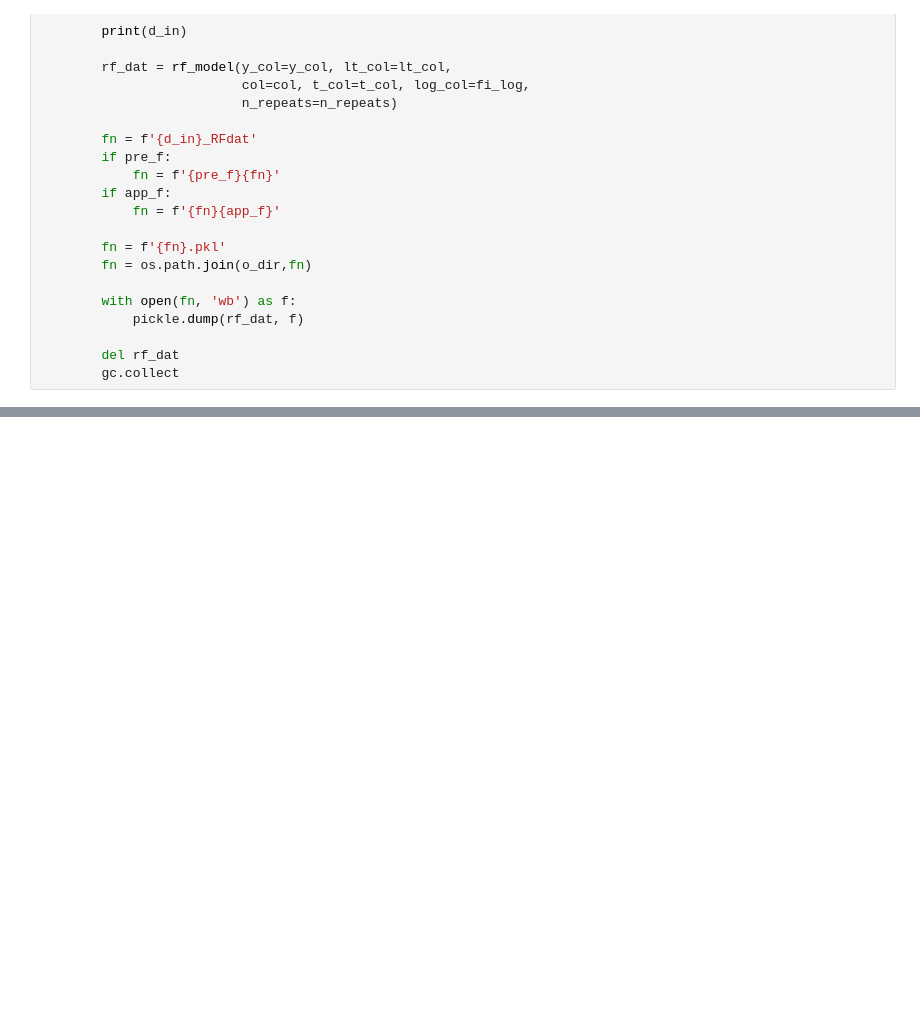
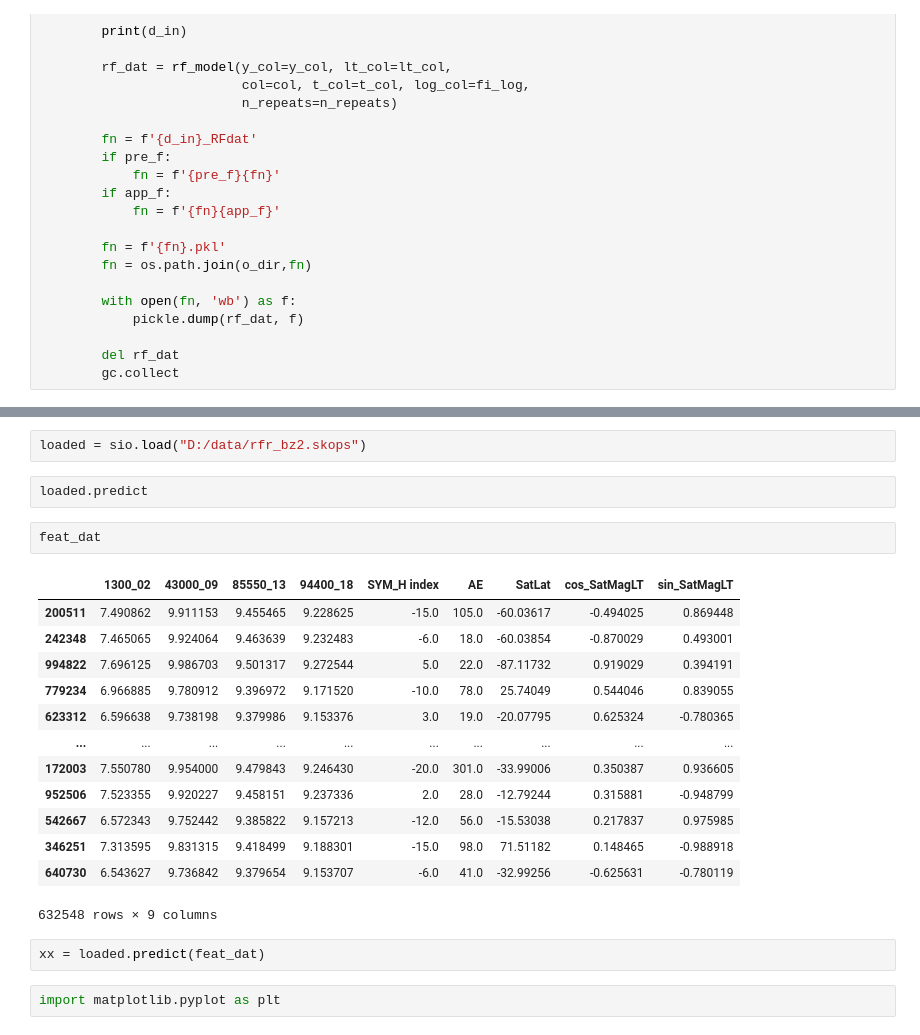
Before and after one commit to kylermurphy/mltdm, a Jupyter notebook: Notebooks/RF_model.ipynb, the cells around one changed output, grey strips where cells are left out. Drawn from its saved outputs; the diff is of its cells as text; blank space fills up the shorter version.

```diff
--- a/Notebooks/RF_model.ipynb
+++ b/Notebooks/RF_model.ipynb
@@ -235,0 +405,24 @@ Time consumed in working:  222.15123224258423
+# %%
+loaded = sio.load("D:/data/rfr_bz2.skops")
+# %%
+loaded.predict
+# %%
+feat_dat
+# %% [output]
+|  | 1300_02 | 43000_09 | 85550_13 | 94400_18 | SYM_H index | AE | SatLat | cos_SatMagLT | sin_SatMagLT |
+| 200511 | 7.490862 | 9.911153 | 9.455465 | 9.228625 | -15.0 | 105.0 | -60.03617 | -0.494025 | 0.869448 |
+| 242348 | 7.465065 | 9.924064 | 9.463639 | 9.232483 | -6.0 | 18.0 | -60.03854 | -0.870029 | 0.493001 |
+| 994822 | 7.696125 | 9.986703 | 9.501317 | 9.272544 | 5.0 | 22.0 | -87.11732 | 0.919029 | 0.394191 |
+| 779234 | 6.966885 | 9.780912 | 9.396972 | 9.171520 | -10.0 | 78.0 | 25.74049 | 0.544046 | 0.839055 |
+| 623312 | 6.596638 | 9.738198 | 9.379986 | 9.153376 | 3.0 | 19.0 | -20.07795 | 0.625324 | -0.780365 |
+| ... | ... | ... | ... | ... | ... | ... | ... | ... | ... |
+| 172003 | 7.550780 | 9.954000 | 9.479843 | 9.246430 | -20.0 | 301.0 | -33.99006 | 0.350387 | 0.936605 |
+| 952506 | 7.523355 | 9.920227 | 9.458151 | 9.237336 | 2.0 | 28.0 | -12.79244 | 0.315881 | -0.948799 |
+| 542667 | 6.572343 | 9.752442 | 9.385822 | 9.157213 | -12.0 | 56.0 | -15.53038 | 0.217837 | 0.975985 |
+| 346251 | 7.313595 | 9.831315 | 9.418499 | 9.188301 | -15.0 | 98.0 | 71.51182 | 0.148465 | -0.988918 |
+| 640730 | 6.543627 | 9.736842 | 9.379654 | 9.153707 | -6.0 | 41.0 | -32.99256 | -0.625631 | -0.780119 |
+632548 rows × 9 columns
+# %%
+xx = loaded.predict(feat_dat)
+# %%
+import matplotlib.pyplot as plt
```
Also changed, not shown: parts of 30 cells of this notebook, 1 other file.
